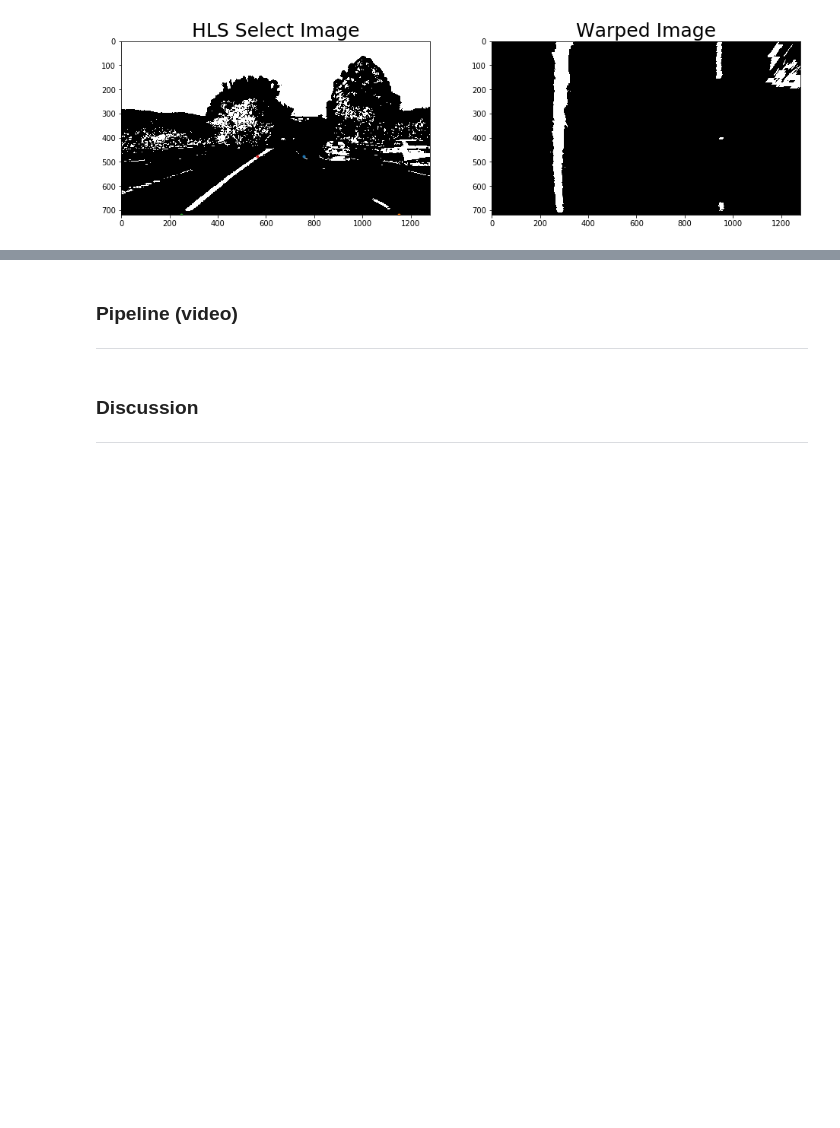
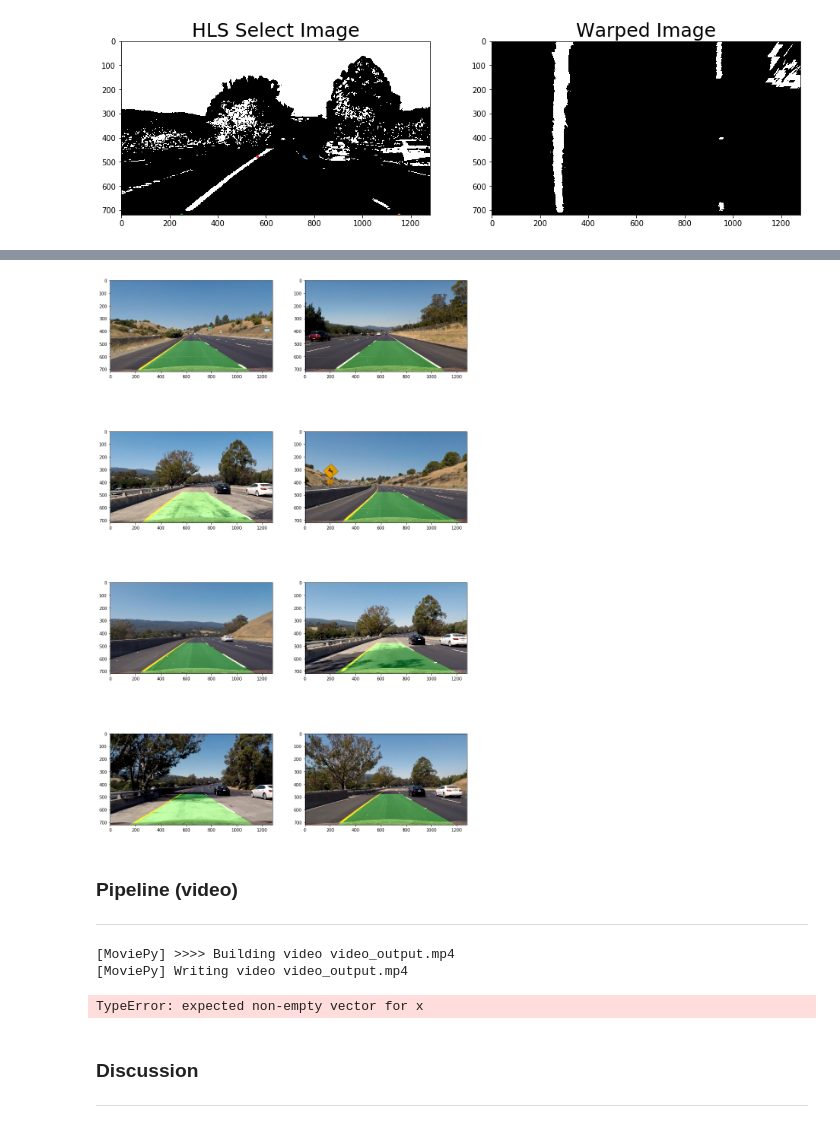
Before and after one commit to atlas604/advanced-lane-lines, a Jupyter notebook: advanced-lane-lines.ipynb, the cells around one changed output, grey strips where cells are left out. Saved outputs shown, nothing was run; the diff lists cells and outputs as text; code cells hidden in the pictures; blank space fills up the shorter version.

```diff
--- a/advanced-lane-lines.ipynb
+++ b/advanced-lane-lines.ipynb
@@ -318,3 +318,22 @@ plt.show()
+# %%
+straight_lines1 = mpimg.imread('./test_images/straight_lines1.jpg')
+straight_lines2 = mpimg.imread('./test_images/straight_lines2.jpg')
+test1 = mpimg.imread('./test_images/test1.jpg')
+test2 = mpimg.imread('./test_images/test2.jpg')
+test3 = mpimg.imread('./test_images/test3.jpg')
+test4 = mpimg.imread('./test_images/test4.jpg')
+test5 = mpimg.imread('./test_images/test5.jpg')
+test6 = mpimg.imread('./test_images/test6.jpg')
+
+test_images = [straight_lines1, straight_lines2, test1, test2, test3, test4, test5, test6]
+
+plt.figure(figsize=(15, 25))
+for i in range(len(test_images)):
+    test_output = process_image(test_images[i])
+    plt.subplot(4, 2, i+1)
+    plt.imshow(test_output)
+# %% [output]
+[figure, added]
 # %% [markdown]
 ### Pipeline (video)
 ---
@@ -321,8 +470,12 @@ plt.show()
 # %%
-# video_output = 'video_output.mp4'
-# clip1 = VideoFileClip("project_video.mp4")
-# video_clip = clip1.fl_image(process_image) # NOTE: this function expects color images!!
-# %time video_clip.write_videofile(video_output, audio=False)
+video_output = 'video_output.mp4'
+clip1 = VideoFileClip("project_video.mp4")
+video_clip = clip1.fl_image(process_video) # NOTE: this function expects color images!!
+%time video_clip.write_videofile(video_output, audio=False)
+# %% [output]
+[MoviePy] >>>> Building video video_output.mp4
+[MoviePy] Writing video video_output.mp4
+TypeError: expected non-empty vector for x
 # %% [markdown]
 ### Discussion
 ---
```
Also changed, not shown: parts of 7 cells of this notebook.
